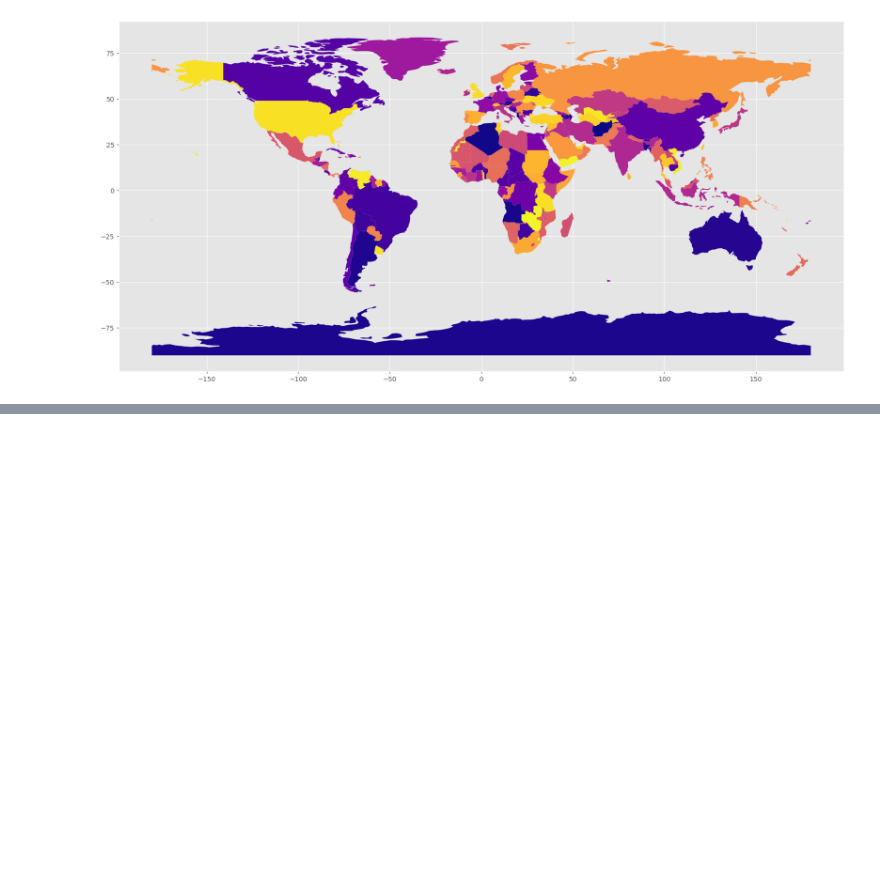
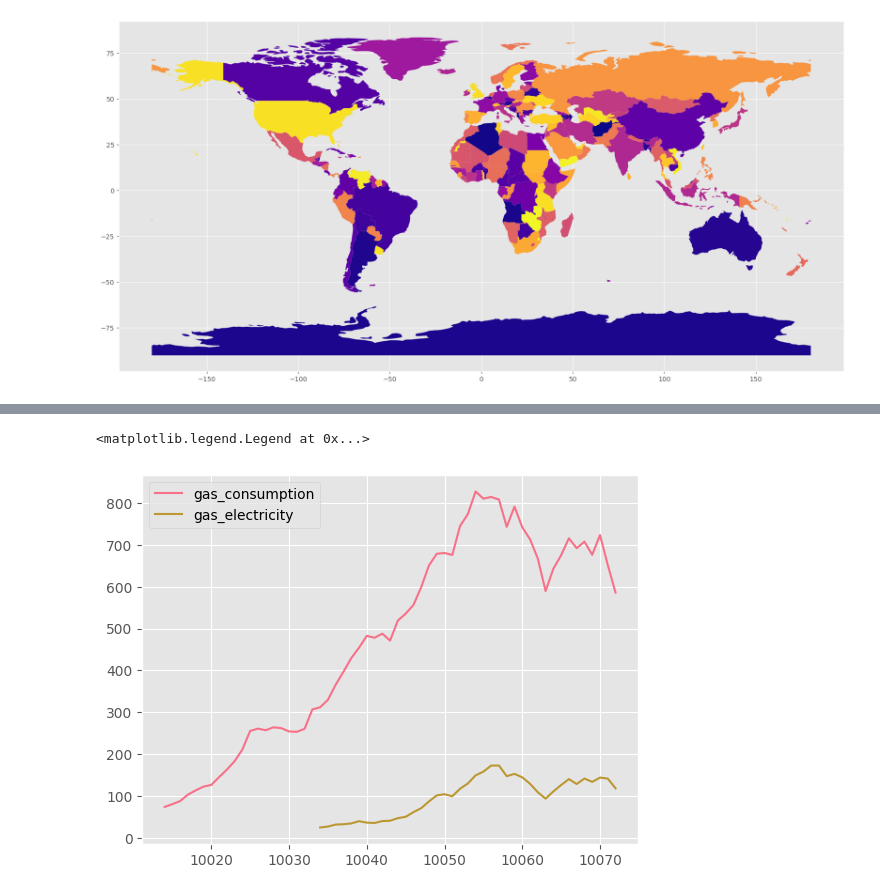
Before and after one commit to steven-ja/steven-ja.github.io, a Jupyter notebook: content/posts/renewables/world-energy/analysis.ipynb, the cells around one changed output, grey strips where cells are left out. Saved outputs shown, nothing was run; the diff lists cells and outputs as text; code cells hidden in the pictures; blank space fills up the shorter version.

```diff
--- a/content/posts/renewables/world-energy/analysis.ipynb
+++ b/content/posts/renewables/world-energy/analysis.ipynb
@@ -275,0 +287,8 @@ world.plot(cmap='plasma', ax=ax, column='ADMIN')
+# %%
+#df.query("country=='Italy'").gdp.plot()
+df.query("country=='Italy'").gas_consumption.plot()
+df.query("country=='Italy'").gas_electricity.plot()
+plt.legend()
+# %% [output]
+<matplotlib.legend.Legend at 0x...>
+[figure, added]
```
Also changed, not shown: parts of 5 cells of this notebook, 1 other file.
